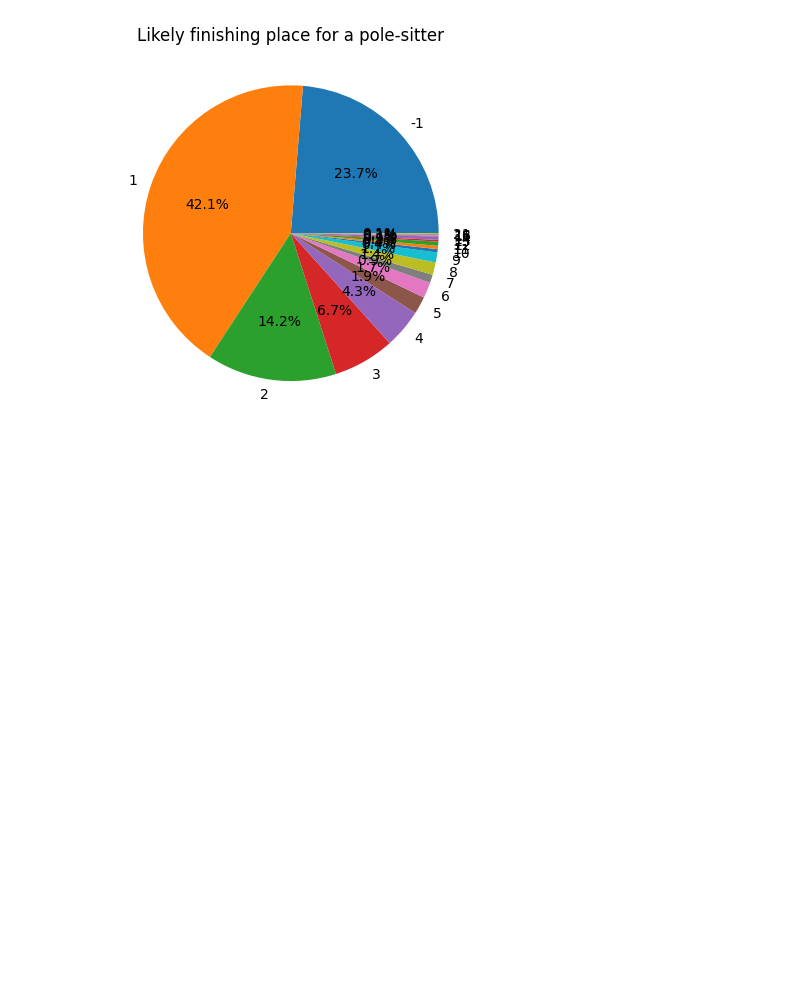
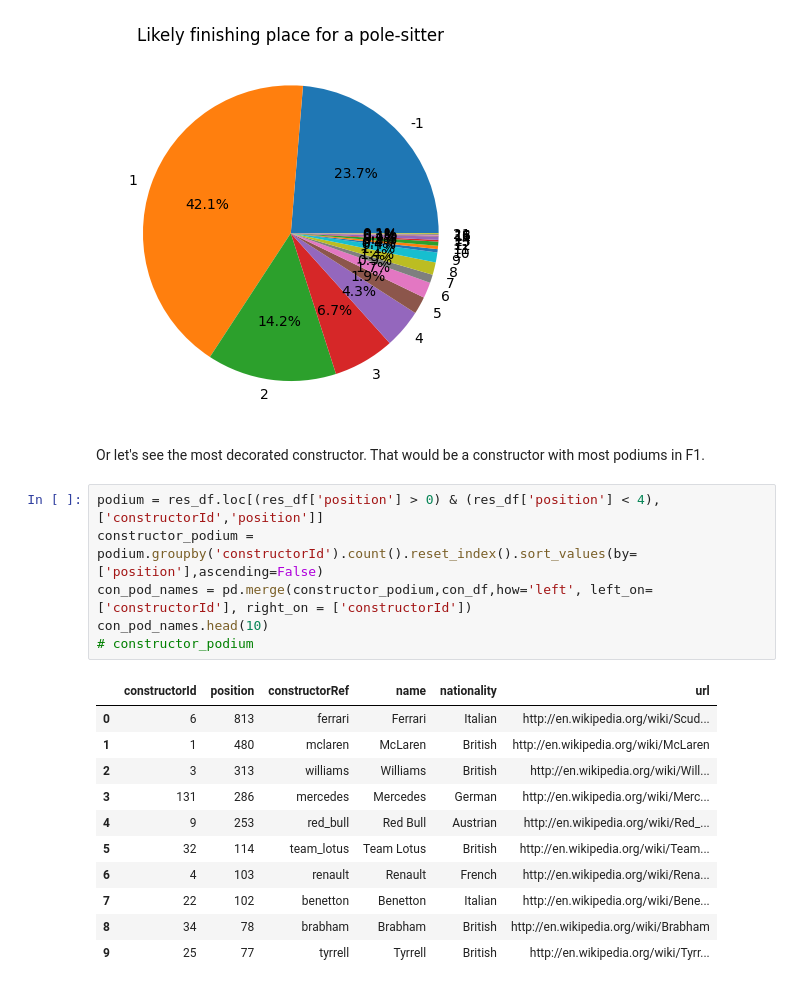
Before and after one commit to EE2SE/F1_Data_Scraper, a Jupyter notebook: Data_Clean_Up.ipynb, the cells around one changed output. Drawn from its saved outputs; the diff is of its cells as text; blank space fills up the shorter version.

```diff
--- a/Data_Clean_Up.ipynb
+++ b/Data_Clean_Up.ipynb
@@ -246,3 +248,23 @@ plt.title('Likely finishing place for a pole-sitter')
 plt.show()
 # %% [output]
 [figure]
+# %% [markdown]
+Or let's see the most decorated constructor. That would be a constructor with most podiums in F1.
+# %%
+podium = res_df.loc[(res_df['position'] > 0) & (res_df['position'] < 4),['constructorId','position']]
+constructor_podium = podium.groupby('constructorId').count().reset_index().sort_values(by=['position'],ascending=False)
+con_pod_names = pd.merge(constructor_podium,con_df,how='left', left_on=['constructorId'], right_on = ['constructorId'])
+con_pod_names.head(10)
+# constructor_podium
+# %% [output]
+|  | constructorId | position | constructorRef | name | nationality | url |
+| 0 | 6 | 813 | ferrari | Ferrari | Italian | http://en.wikipedia.org/wiki/Scud... |
+| 1 | 1 | 480 | mclaren | McLaren | British | http://en.wikipedia.org/wiki/McLaren |
+| 2 | 3 | 313 | williams | Williams | British | http://en.wikipedia.org/wiki/Will... |
+| 3 | 131 | 286 | mercedes | Mercedes | German | http://en.wikipedia.org/wiki/Merc... |
+| 4 | 9 | 253 | red_bull | Red Bull | Austrian | http://en.wikipedia.org/wiki/Red_... |
+| 5 | 32 | 114 | team_lotus | Team Lotus | British | http://en.wikipedia.org/wiki/Team... |
+| 6 | 4 | 103 | renault | Renault | French | http://en.wikipedia.org/wiki/Rena... |
+| 7 | 22 | 102 | benetton | Benetton | Italian | http://en.wikipedia.org/wiki/Bene... |
+| 8 | 34 | 78 | brabham | Brabham | British | http://en.wikipedia.org/wiki/Brabham |
+| 9 | 25 | 77 | tyrrell | Tyrrell | British | http://en.wikipedia.org/wiki/Tyrr... |
```
Also changed, not shown: parts of 5 cells of this notebook, 4 other files.
